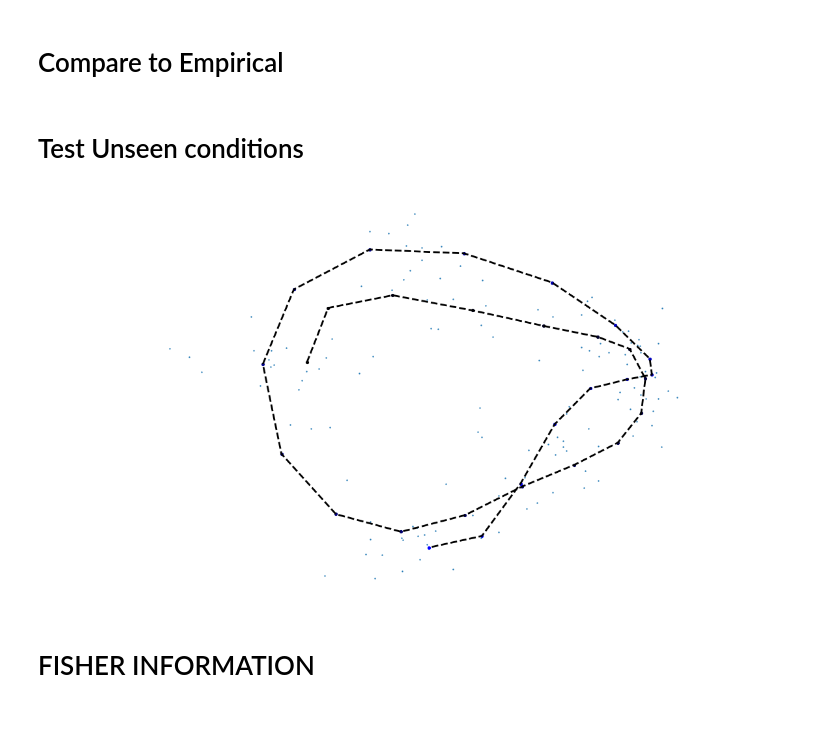
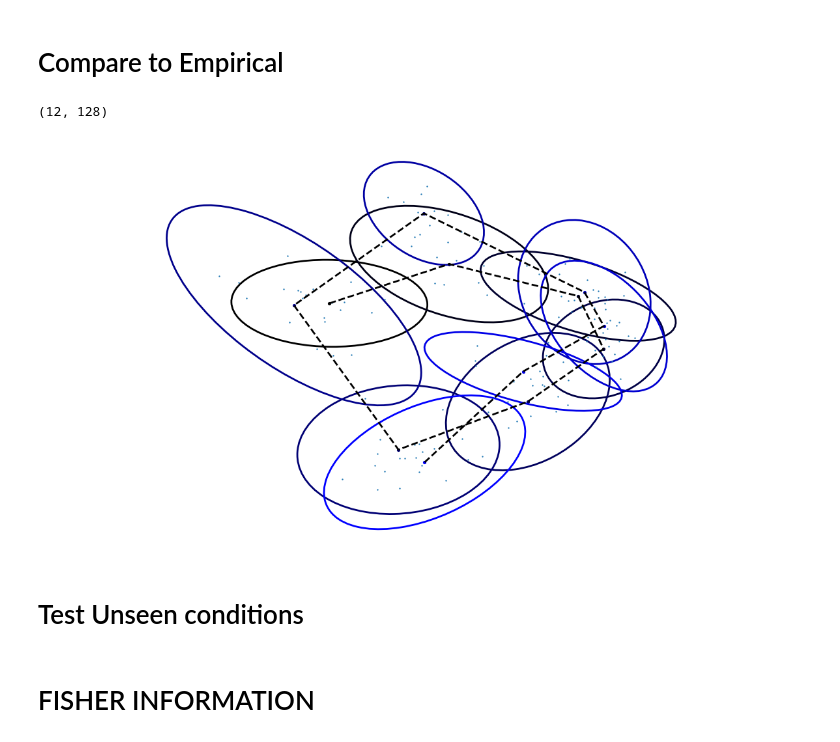
Before and after one commit to scastedo/wishart-process, a Jupyter notebook: z_castedo_wishart_test_2.ipynb, the cells around one changed output. Cells and saved outputs as stored; diff of their text form; code cells hidden in the pictures.

Commit message:
latest, first calculation of FI

```diff
--- a/z_castedo_wishart_test_2.ipynb
+++ b/z_castedo_wishart_test_2.ipynb
@@ -360,43 +359,40 @@ WP lrd?
 # %% [markdown]
 # Compare to Empirical
 # %%
-#Also Compute empirical mean and covariance
-
 import pandas as pd
 empirical_mu = jnp.nanmean(TEST_RESPONSE,axis=0)
 print(empirical_mu.shape)
 # empirical_cov =jnp.cov(TEST_RESPONSE,axis=0)
 empirical_sigma = jnp.zeros((C, N, N))
 for i in range(C):
     dat = TEST_RESPONSE[:,i,:] # Shape K x N
     df = pd.DataFrame(dat)
     covariances = df.cov().to_numpy()
-    empirical_sigma.at[i].set(covariances)
-print(empirical_sigma.shape)
+    covariances += np.eye(N) * 1e-6
+    empirical_sigma = empirical_sigma.at[i].set(covariances)
 
 visualizations.visualize_pc(
     empirical_mu[:,None],empirical_sigma,pc=TEST_RESPONSE.reshape(TEST_RESPONSE.shape[0]*TEST_RESPONSE.shape[1],-1)
 )
-visualizations.draw_ellipse(empirical_mu[:,None],empirical_sigma,plt.cm.hsv(np.linspace(0,1,len(None)+1)[0:-1])[:,0:3], ax = plt.gca())
+# %% [output]
+(12, 128)
+[figure, added]
 # %% [markdown]
 
 # Test Unseen conditions
 # %%
-# Given
-# -----
-# X_test : ndarray, (num_test_conditions x num_variables), test data from first network.
 
-# Interpolate covariances in unseen test conditions
-# test at 200 points instead of C
+with numpyro.handlers.seed(rng_seed=1):
+    X_TEST_CONDITIONS = jnp.linspace(0, C-1, 20)
+    mu_test_hat, sigma_test_hat, F_test_hat = posterior.sample(X_TEST_CONDITIONS)
+    #does sigma_test_hat have nans, if so remove?
+    if jnp.any(jnp.isnan(sigma_test_hat)):
+        print("sigma_test_hat has nans")
+        sigma_test_hat = jnp.nan_to_num(sigma_test_hat)
+    sigma_test_hat = jnp.where(jnp.isnan(sigma_test_hat), 0, sigma_test_hat)
 
-X_TEST_CONDITIONS = jnp.linspace(0, C-1, 30)
-with numpyro.handlers.seed(rng_seed=1):
-    mu_test_hat, sigma_test_hat, F_test_hat = posterior.sample(X_TEST_CONDITIONS)
-
-visualizations.visualize_pc(
-    mu_test_hat[:,None],sigma_test_hat,pc=TEST_RESPONSE.reshape(TEST_RESPONSE.shape[0]*TEST_RESPONSE.shape[1],-1)
-)
+    visualizations.visualize_pc(
+        mu_test_hat[:,None],sigma_test_hat,pc=TEST_RESPONSE.reshape(TEST_RESPONSE.shape[0]*TEST_RESPONSE.shape[1],-1)
+    )
-# %% [output]
-[figure, removed]
 # %% [markdown]
 # FISHER INFORMATION
```
Also changed, not shown: parts of 10 cells of this notebook, 7 other files.
